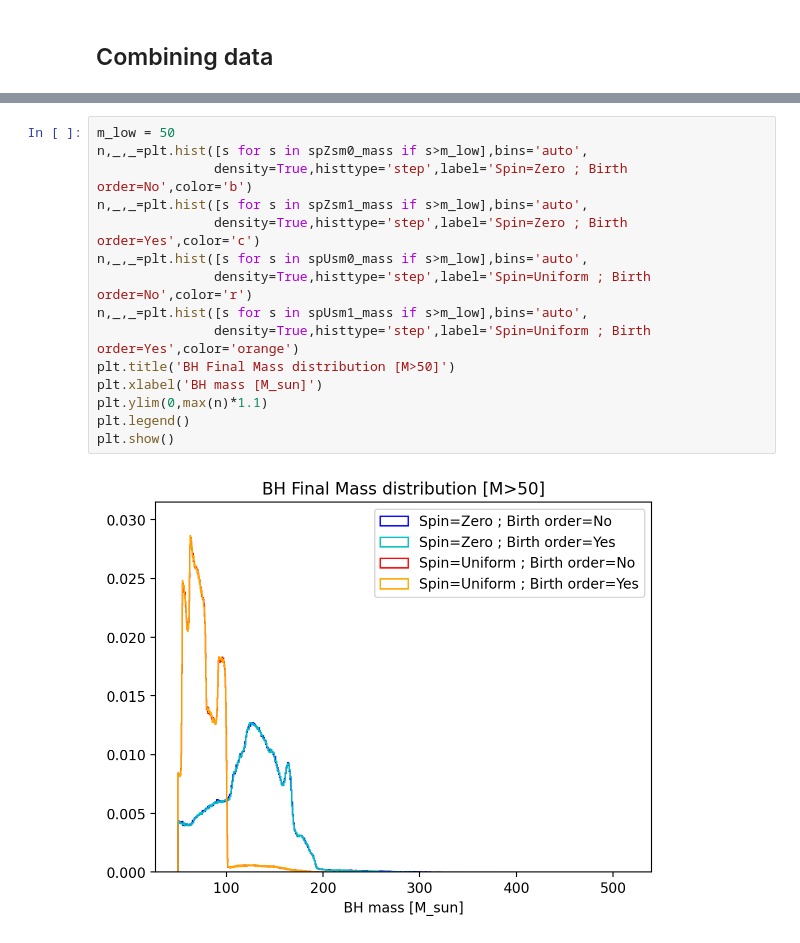
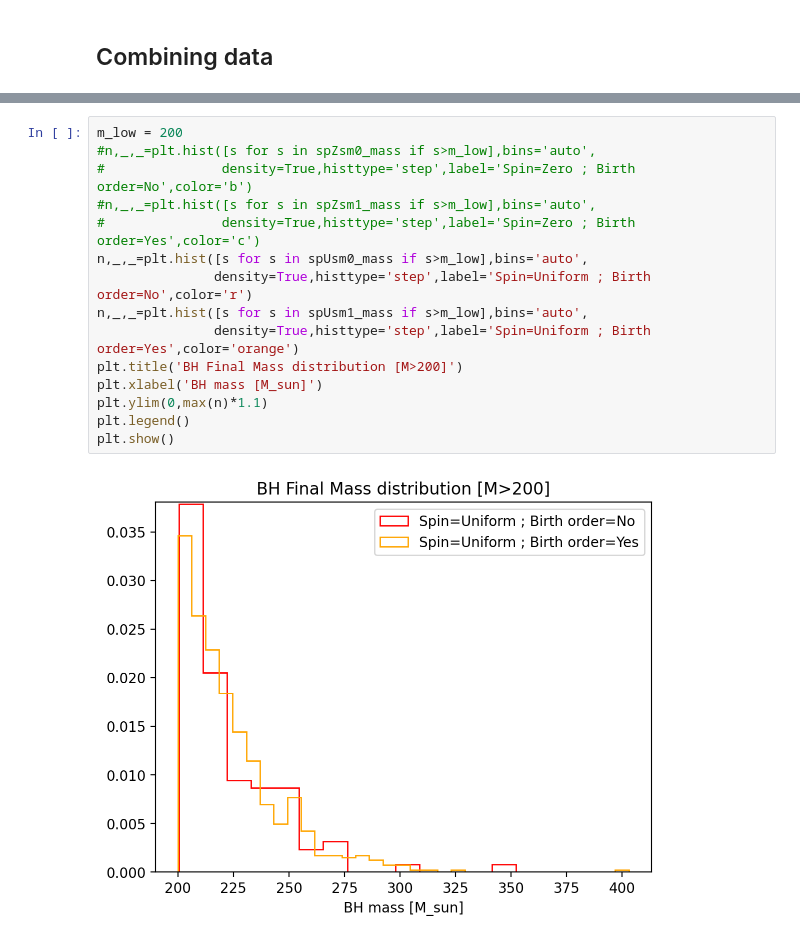
Before and after one commit to GersbachKa/BBH-kick-sim, a Jupyter notebook: ClusterScripts/[K]ViewingManySims.ipynb, the cells around one changed output, grey strips where cells are left out. Cells and saved outputs as stored; diff of their text form.

```diff
--- a/ClusterScripts/[K]ViewingManySims.ipynb
+++ b/ClusterScripts/[K]ViewingManySims.ipynb
@@ -329,17 +347,17 @@ spZsm1_LargestBHs[maxi].printTree(params=['m','s_mag','v_imag'])
 # %%
-m_low = 50
-n,_,_=plt.hist([s for s in spZsm0_mass if s>m_low],bins='auto',
-               density=True,histtype='step',label='Spin=Zero ; Birth order=No',color='b')
-n,_,_=plt.hist([s for s in spZsm1_mass if s>m_low],bins='auto',
-               density=True,histtype='step',label='Spin=Zero ; Birth order=Yes',color='c')
+m_low = 200
+#n,_,_=plt.hist([s for s in spZsm0_mass if s>m_low],bins='auto',
+#               density=True,histtype='step',label='Spin=Zero ; Birth order=No',color='b')
+#n,_,_=plt.hist([s for s in spZsm1_mass if s>m_low],bins='auto',
+#               density=True,histtype='step',label='Spin=Zero ; Birth order=Yes',color='c')
 n,_,_=plt.hist([s for s in spUsm0_mass if s>m_low],bins='auto',
                density=True,histtype='step',label='Spin=Uniform ; Birth order=No',color='r')
 n,_,_=plt.hist([s for s in spUsm1_mass if s>m_low],bins='auto',
                density=True,histtype='step',label='Spin=Uniform ; Birth order=Yes',color='orange')
-plt.title('BH Final Mass distribution [M>50]')
+plt.title('BH Final Mass distribution [M>200]')
 plt.xlabel('BH mass [M_sun]')
 plt.ylim(0,max(n)*1.1)
 plt.legend()
 plt.show()
 # %% [output]
-[figure, old version]
+[figure, new version]
```
Also changed, not shown: parts of 23 cells of this notebook, 4 other files.
